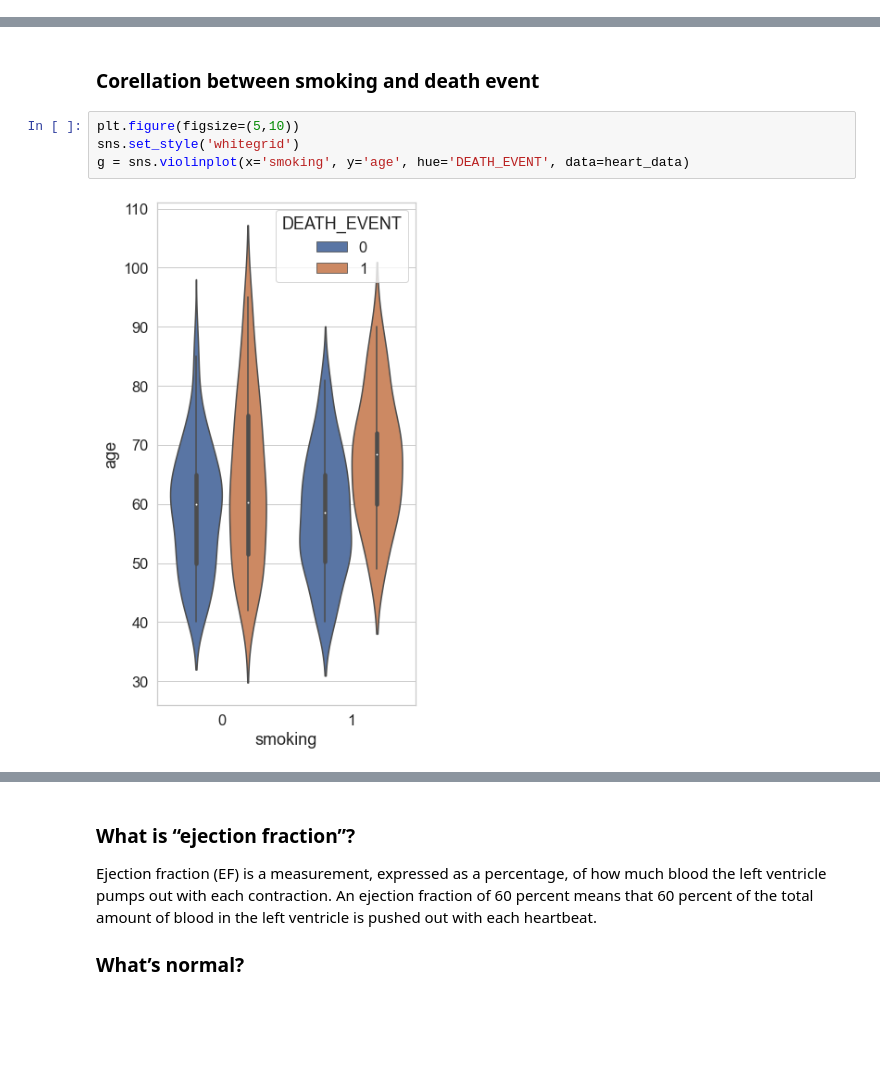
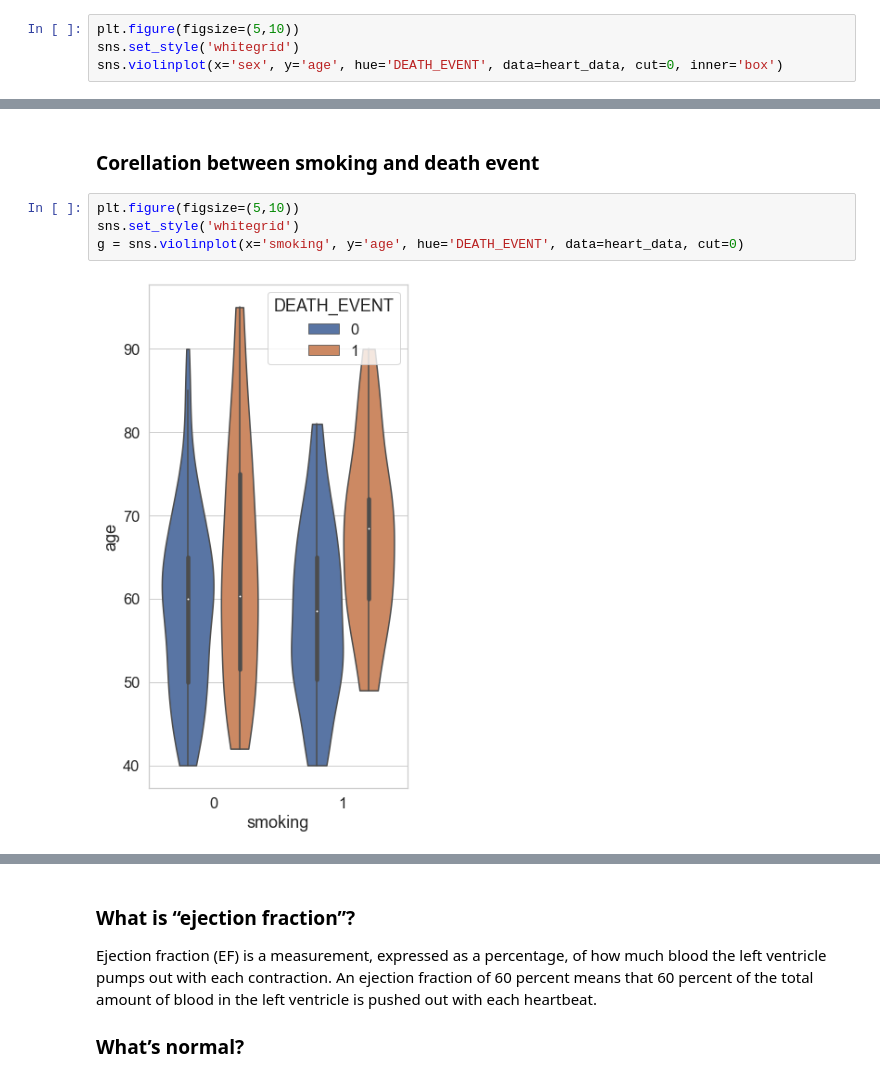
Before and after one commit to jharvey407/CapstoneTwo, a Jupyter notebook: Heart Failure Profiling.ipynb, the cells around one changed output, grey strips where cells are left out. Saved outputs shown, nothing was run; the diff lists cells and outputs as text; blank space fills up the shorter version.

```diff
--- a/Heart Failure Profiling.ipynb
+++ b/Heart Failure Profiling.ipynb
@@ -193,0 +194,4 @@ g = sns.violinplot(x='sex', y='age', hue='DEATH_EVENT', data=heart_data)
+# %%
+plt.figure(figsize=(5,10))
+sns.set_style('whitegrid')
+sns.violinplot(x='sex', y='age', hue='DEATH_EVENT', data=heart_data, cut=0, inner='box')
@@ -205,9 +212,9 @@ g = sns.violinplot(x='diabetes', y='age', hue='DEATH_EVENT', data=heart_data)
 # %%
 plt.figure(figsize=(5,10))
 sns.set_style('whitegrid')
-g = sns.violinplot(x='smoking', y='age', hue='DEATH_EVENT', data=heart_data)
+g = sns.violinplot(x='smoking', y='age', hue='DEATH_EVENT', data=heart_data, cut=0)
 # %% [output]
-[figure, old version]
+[figure, new version]
 # %%
 plt.figure(figsize=(5,10))
 sns.set_style('whitegrid')
```
Also changed, not shown: parts of 11 cells of this notebook.
